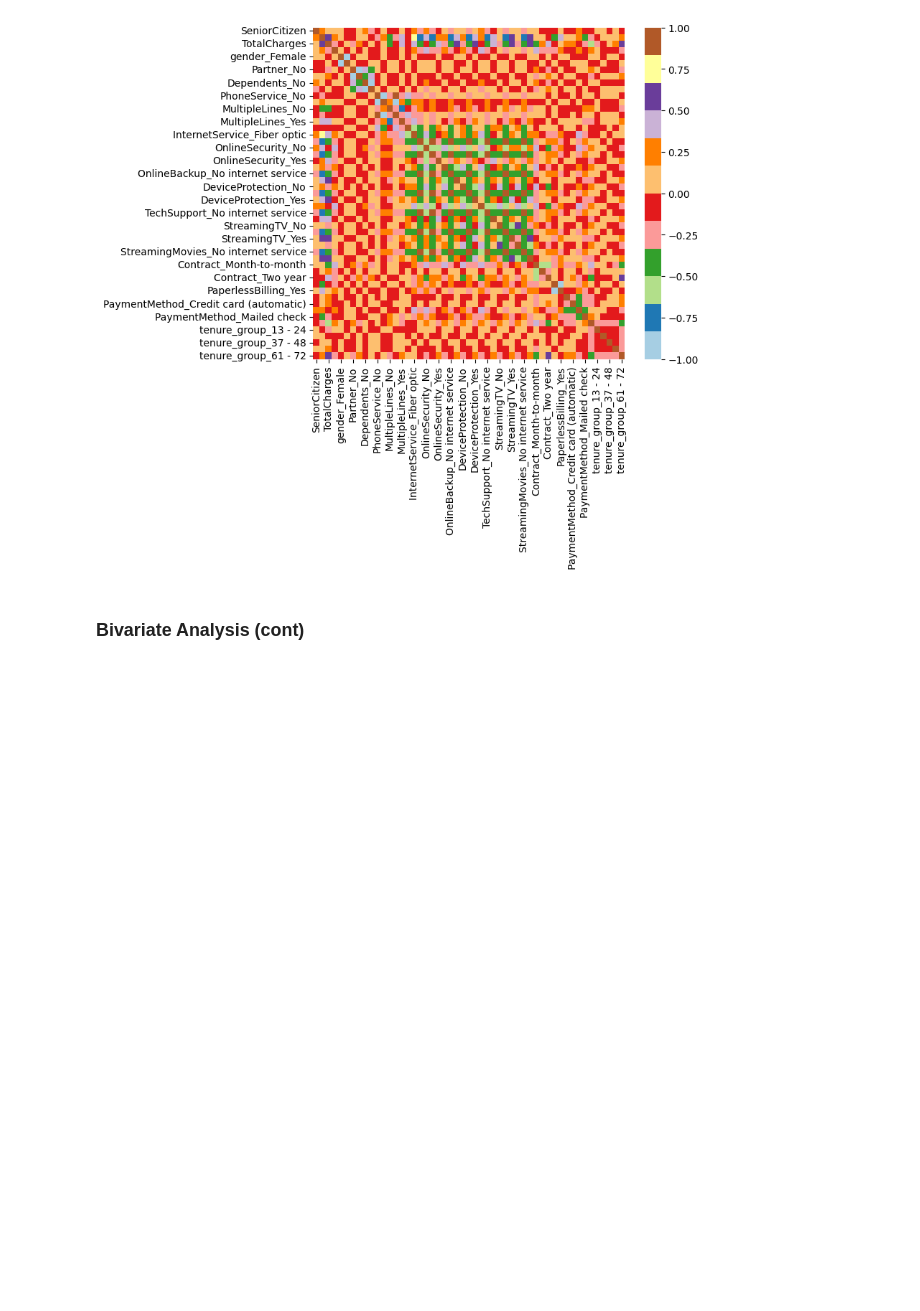
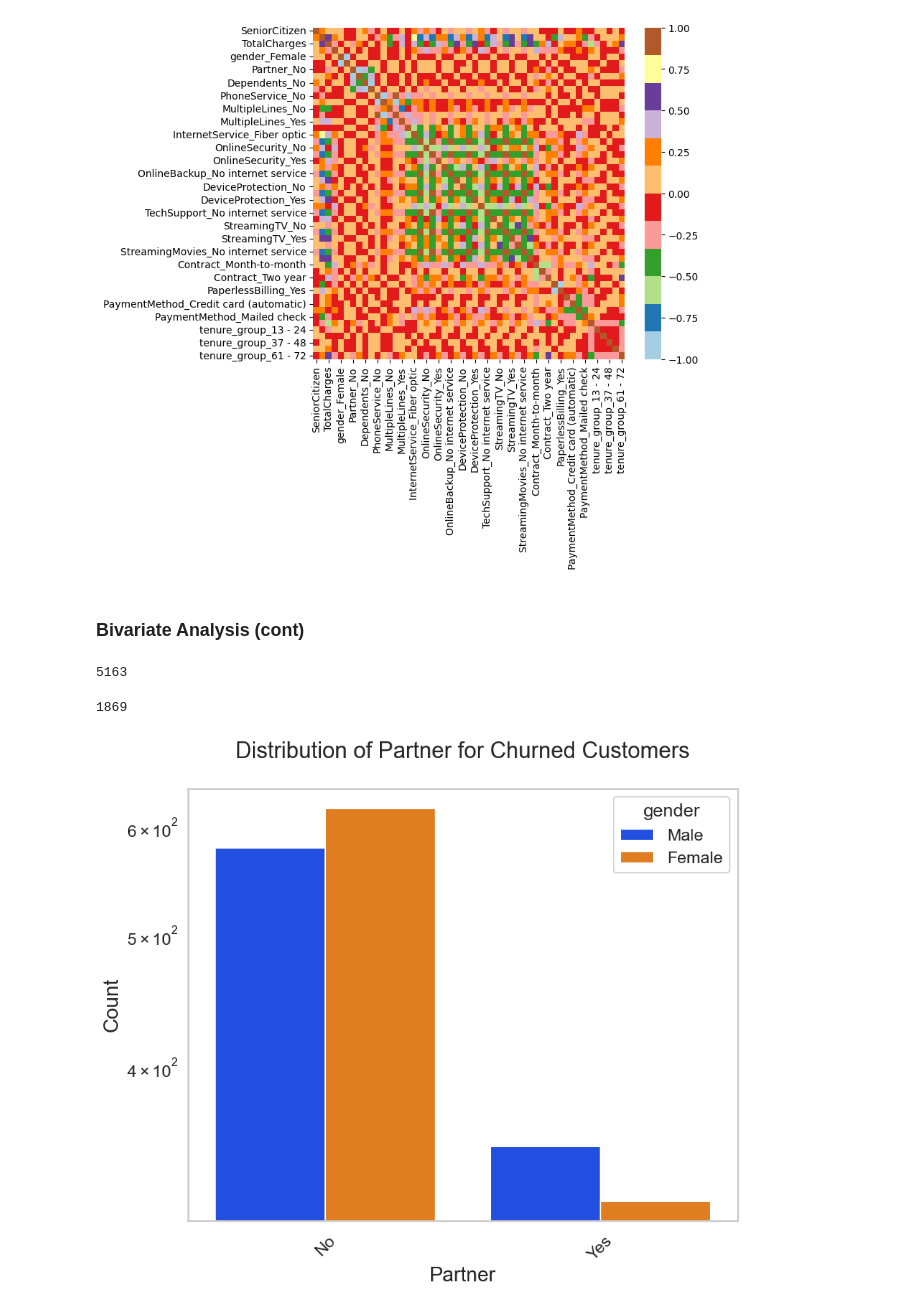
Before and after one commit to srsimonson/exploratory-data-analysis, a Jupyter notebook: customer_churn.ipynb, the cells around one changed output. Cells and saved outputs as stored; diff of their text form; code cells hidden in the pictures; blank space fills up the shorter version.

```diff
--- a/customer_churn.ipynb
+++ b/customer_churn.ipynb
@@ -353,3 +353,55 @@ sns.heatmap(new_df_dummies.corr(), cmap='Paired')
 [figure]
 # %% [markdown]
 ### Bivariate Analysis (cont)
+# %%
+new_df1_target0=new_df.loc[new_df['Churn']==0]
+new_df1_target1=new_df.loc[new_df['Churn']==1]
+
+len(new_df1_target0) # 5163
+# %% [output]
+5163
+# %%
+len(new_df1_target1) # 1869
+# %% [output]
+1869
+# %%
+def uniplot(df, col, title, hue=None, use_log=False):
+    # sanity checks that give clear errors
+    if col not in df.columns:
+        raise KeyError(f"Column '{col}' not in DataFrame.")
+    if hue is not None and hue not in df.columns:
+        raise KeyError(f"Hue column '{hue}' not in DataFrame.")
+
+    sns.set_style('whitegrid')
+    sns.set_context('talk')
+    plt.rcParams["axes.labelsize"] = 20
+    plt.rcParams['axes.titlesize'] = 22
+    plt.rcParams['axes.titlepad'] = 30
+
+    # width based on cardinalities (cap to something reasonable)
+    n_x = df[col].nunique()
+    n_hue = df[hue].nunique() if hue else 1
+    width = min(2.2 * n_x * n_hue**0.25 + 4, 24)  # heuristic + cap
+
+    fig, ax = plt.subplots(figsize=(width, 8))
+    order = df[col].value_counts().index
+
+    ax = sns.countplot(data=df, x=col, order=order, hue=hue, palette='bright')
+    plt.xticks(rotation=45)
+    if use_log:
+        ax.set_yscale('log')  # only if you really want log
+    ax.set_title(title)
+    ax.set_xlabel(col)
+    ax.set_ylabel('Count')
+    plt.tight_layout()
+    plt.show()
+# %%
+uniplot(
+    new_df1_target1,
+    col='Partner',
+    title='Distribution of Partner for Churned Customers',
+    hue='gender',
+    use_log=True  # or False if log caused errors
+)
+# %% [output]
+[figure, added]
```
Also changed, not shown: parts of 5 cells of this notebook.
